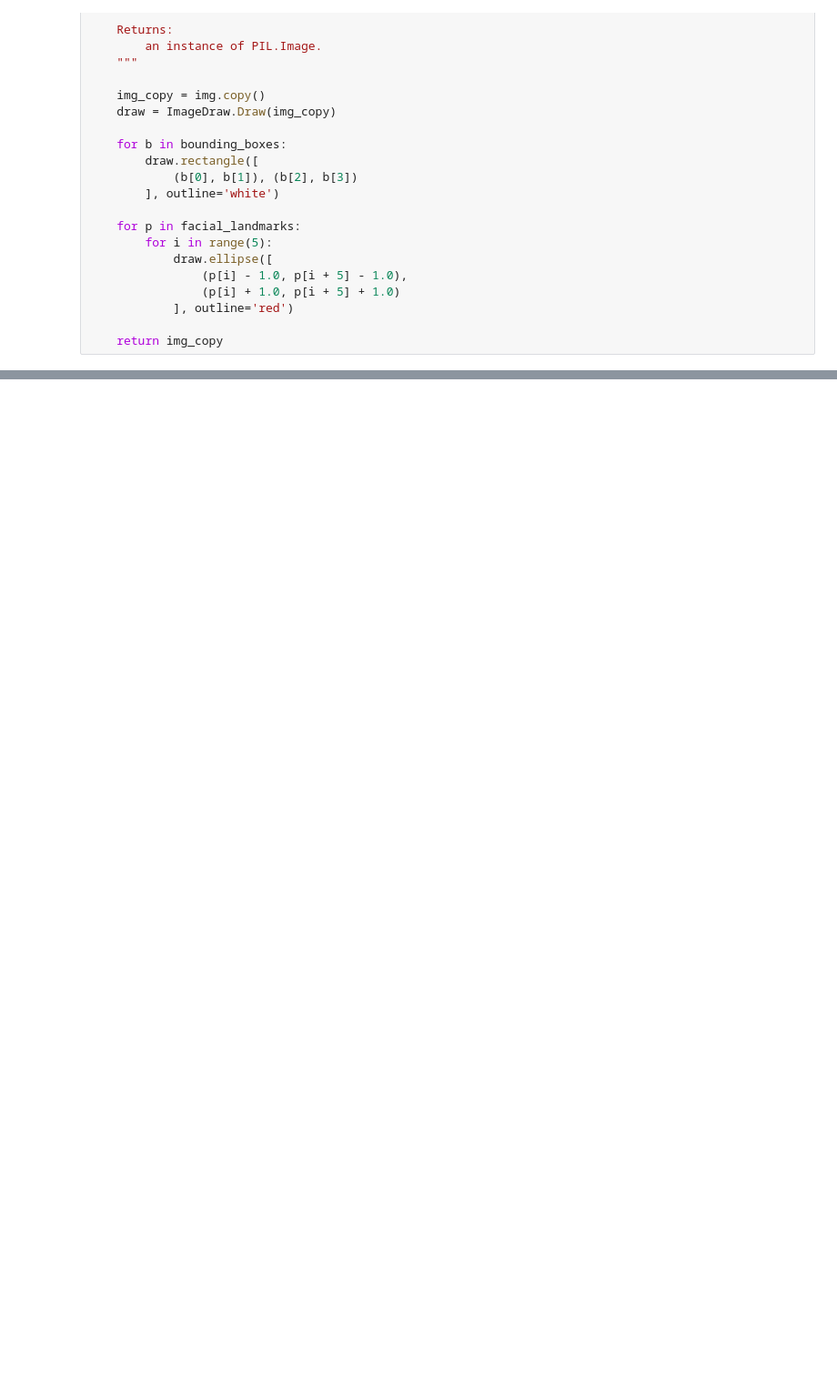
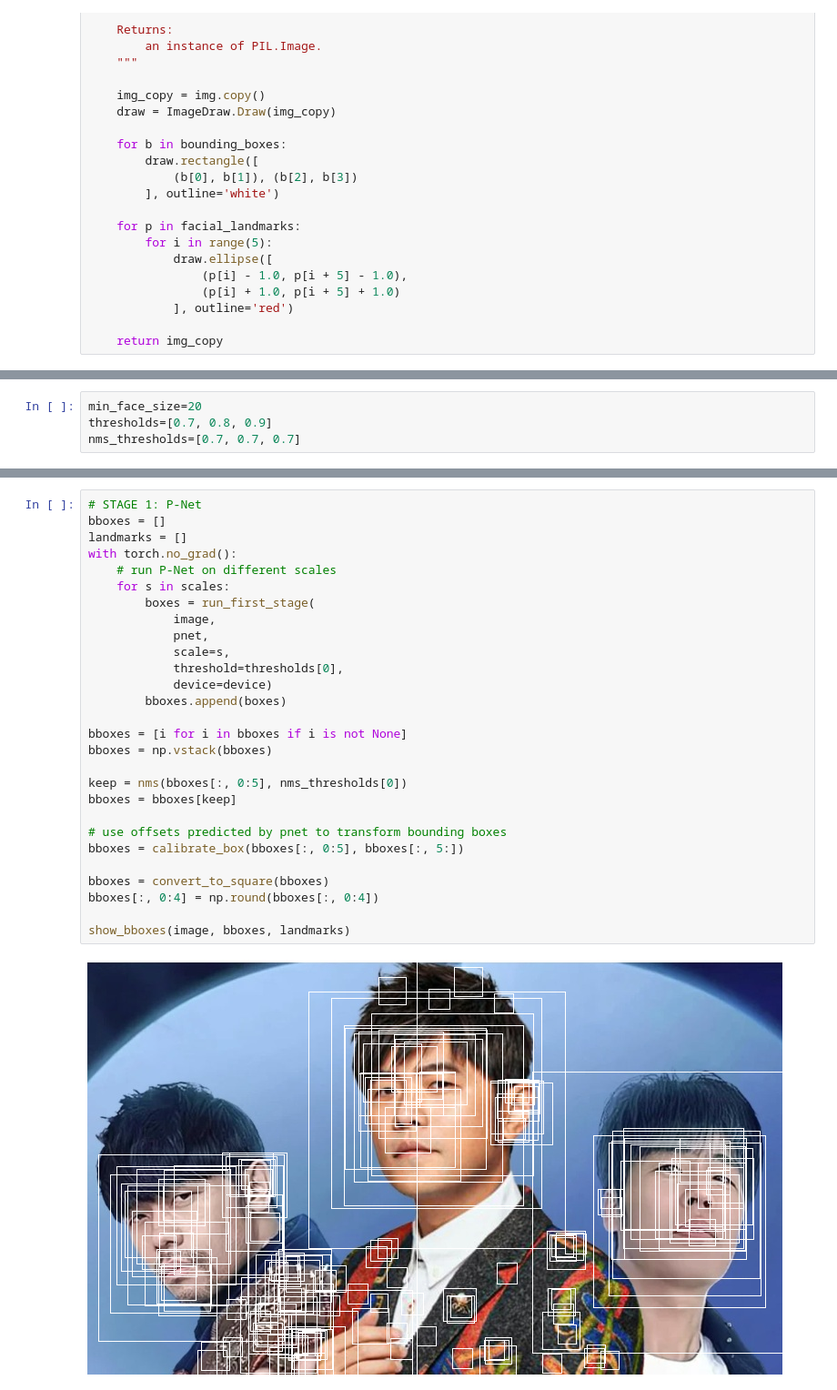
Before and after one commit to Bsting/face-recognition, a Jupyter notebook: mtcnn.ipynb, the cells around one changed output, grey strips where cells are left out. Shown at 91% size. Drawn from its saved outputs; the diff is of its cells as text; blank space fills up the shorter version.

```diff
--- a/mtcnn.ipynb
+++ b/mtcnn.ipynb
@@ -112,0 +76,4 @@ RecursiveScriptModule(
+# %%
+min_face_size=20
+thresholds=[0.7, 0.8, 0.9]
+nms_thresholds=[0.7, 0.7, 0.7]
@@ -112,0 +119,30 @@ RecursiveScriptModule(
+# %%
+# STAGE 1: P-Net
+bboxes = []
+landmarks = []
+with torch.no_grad():
+    # run P-Net on different scales
+    for s in scales:
+        boxes = run_first_stage(
+            image,
+            pnet,
+            scale=s,
+            threshold=thresholds[0],
+            device=device)
+        bboxes.append(boxes)
+
+bboxes = [i for i in bboxes if i is not None]
+bboxes = np.vstack(bboxes)
+
+keep = nms(bboxes[:, 0:5], nms_thresholds[0])
+bboxes = bboxes[keep]
+
+# use offsets predicted by pnet to transform bounding boxes
+bboxes = calibrate_box(bboxes[:, 0:5], bboxes[:, 5:])
+
+bboxes = convert_to_square(bboxes)
+bboxes[:, 0:4] = np.round(bboxes[:, 0:4])
+
+show_bboxes(image, bboxes, landmarks)
+# %% [output]
+[figure, added]
```
Also changed, not shown: parts of 11 cells of this notebook.
